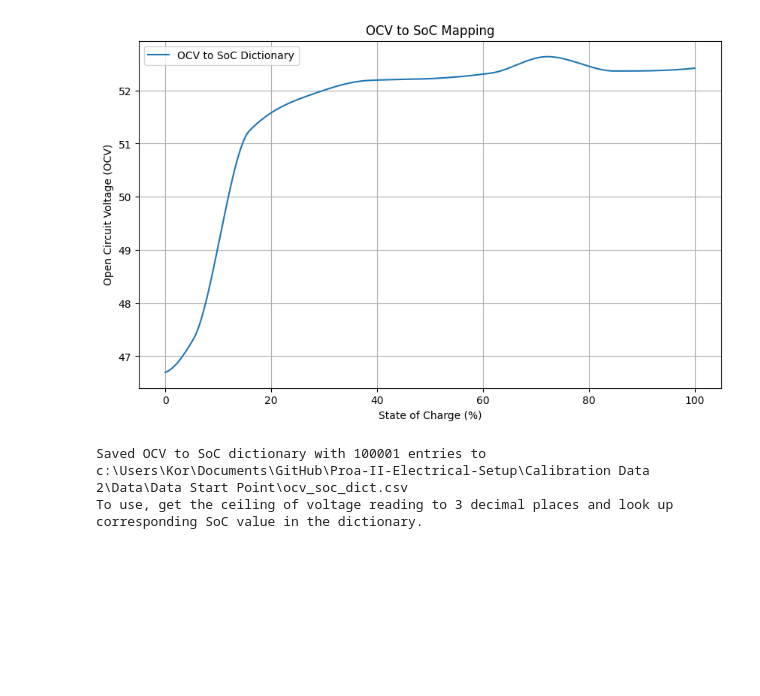
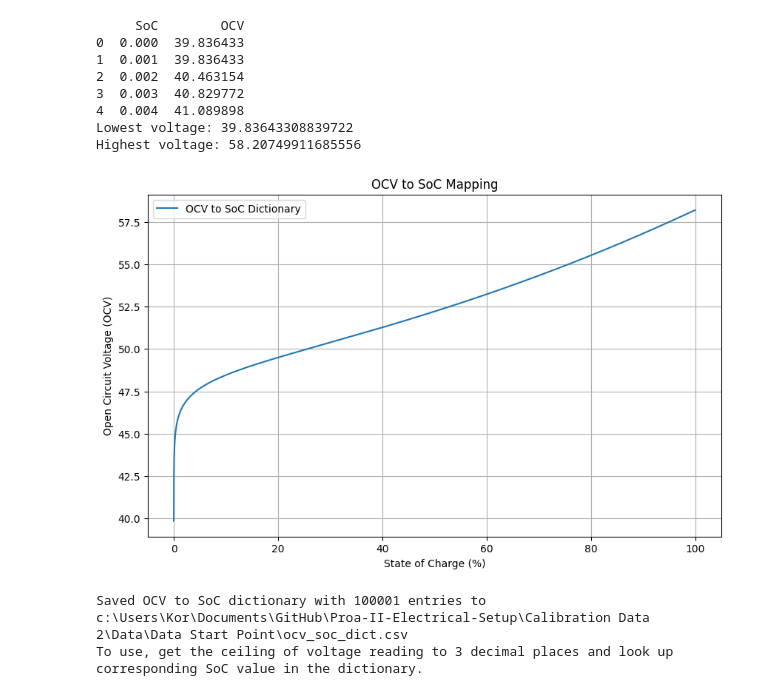
Before and after one commit to Inverated/Proa-II-Electrical-Setup, a Jupyter notebook: Calibration Data 2/Data/calibration_code_ads1115/3.ocv-soc-fit.ipynb, the cells around one changed output. Cells and saved outputs as stored; diff of their text form; code cells hidden in the pictures; blank space fills up the shorter version.

```diff
--- a/Calibration Data 2/Data/calibration_code_ads1115/3.ocv-soc-fit.ipynb
+++ b/Calibration Data 2/Data/calibration_code_ads1115/3.ocv-soc-fit.ipynb
@@ -148,6 +157,6 @@ print(before_open)
 # %%
 ocv_model = lambda soc, a, b, c, d, e: a + b * soc + c * soc**2 + d * np.log(soc) + e * np.log(100 - soc)
-parameters, covariance = curve_fit(ocv_model, before_close['SoC'], before_close['voltage'], p0=[0.0, 0.01, -0.0001, 0.1, 0.1])
-a, b, c, d, e = parameters
+ocv_model_parameters, covariance = curve_fit(ocv_model, before_close['SoC'], before_close['voltage'], p0=[0.0, 0.01, -0.0001, 0.1, 0.1])
+a, b, c, d, e = ocv_model_parameters
 print(f"Fitted OCV model parameters: a={a:.5f}, b={b:.5f}, c={c:.5f}, d={d:.5f}, e={e:.5f}")
 # %% [output]
@@ -283,30 +293,46 @@ Interval 8: f(x) = 1.5383472906115372e-05 * (x-84.85509708837074)**3 + 2.7105054
 # %%
 # Option 2: Faster O(1), but takes ~3000kb of data for 3 dp precision.
 # Not suitable for microcontroller but can be used for RPi
 
 factor = 3 # Number of dp
 array_interval = factor + 2 # Additional 2 for 0 - 100% SoC
 ocv_soc_dict = {}
 ocv_intervals = np.linspace(0, 100, 10**array_interval + 1)
 for ocv_value in ocv_intervals:
-    soc_value = filtered_piecewise_cubic_interp(ocv_value)
+    soc_value = ocv_model(ocv_value, *ocv_model_parameters)
+    #soc_value = filtered_piecewise_cubic_interp(ocv_value)
     ocv_soc_dict[round(ocv_value, factor+2)] = soc_value.item()
 
 output_df = pd.DataFrame({
     "SoC": list(ocv_soc_dict.keys()),
     "OCV": list(ocv_soc_dict.values())
 })
+
+output_df.loc[0, 'OCV'] = output_df['OCV'][1]
+output_df.loc[len(output_df) - 1, 'OCV'] = output_df['OCV'][len(output_df) - 2]
+print(output_df.head())
+
+print(f"Lowest voltage: {output_df['OCV'].min()}")
+print(f"Highest voltage: {output_df['OCV'].max()}")
 
 plt.figure(figsize=(10, 6))
 plt.plot(output_df['SoC'], output_df['OCV'], label='OCV to SoC Dictionary', linestyle='-')
 plt.xlabel('State of Charge (%)')
 plt.ylabel('Open Circuit Voltage (OCV)')
 plt.title('OCV to SoC Mapping')
 plt.legend()
 plt.grid(True)
 plt.show()
 # %% [output]
+     SoC        OCV
+0  0.000  39.836433
+1  0.001  39.836433
+2  0.002  40.463154
+3  0.003  40.829772
+4  0.004  41.089898
+Lowest voltage: 39.83643308839722
+Highest voltage: 58.20749911685556
-[figure, old version]
+[figure, new version]
 # %%
 output_df.to_csv(ocv_soc_dict_file_name, index=False)
 print(f"Saved OCV to SoC dictionary with {len(ocv_soc_dict)} entries to {ocv_soc_dict_file_name}")
```
Also changed, not shown: parts of 15 cells of this notebook, 30 other files.
